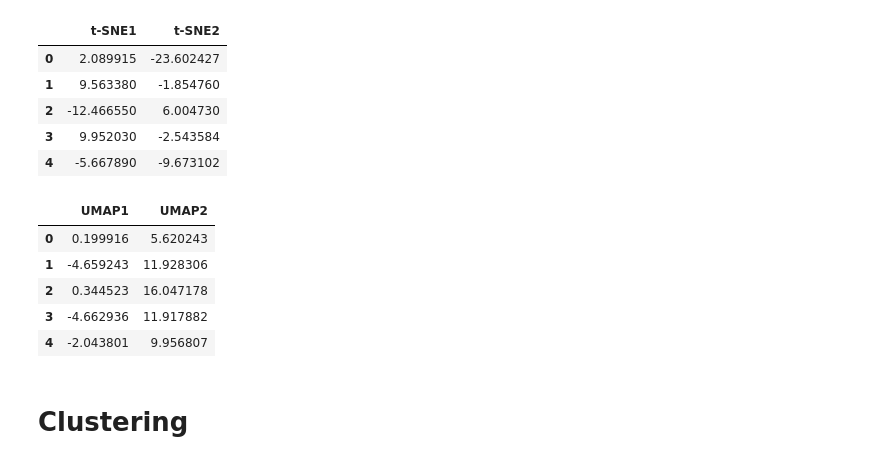
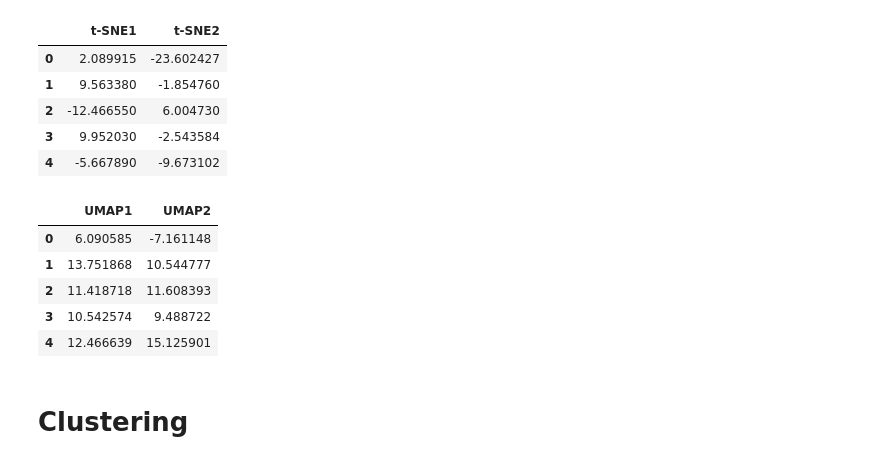
Before and after one commit to Bryan-Az/Dimensionality_Reduction, a Jupyter notebook: DimensionalityReduction_Clustering.ipynb, the cells around one changed output. Saved outputs shown, nothing was run; the diff lists cells and outputs as text; code cells hidden in the pictures.

Commit message:
* cyber modified clustering

```diff
--- a/DimensionalityReduction_Clustering.ipynb
+++ b/DimensionalityReduction_Clustering.ipynb
@@ -16,7 +16,7 @@ UMAP and t-SNE are two of the most popular dimensionality reduction algorithms u
 ## Data Loading
 # %%
 tsne_art = pd.read_csv('./data_samples/tsne_art.csv')
-umap_art = pd.read_csv('./data_samples/UMAP_art.csv')
+umap_cyber = pd.read_csv('./data_samples/umap_cybersecurity.csv')
 # %%
 tsne_art.head()
 # %% [output]
@@ -27,14 +27,14 @@ tsne_art.head()
 | 3 | 9.952030 | -2.543584 |
 | 4 | -5.667890 | -9.673102 |
 # %%
-umap_art.head()
+umap_cyber.head()
 # %% [output]
 |  | UMAP1 | UMAP2 |
-| 0 | 0.199916 | 5.620243 |
-| 1 | -4.659243 | 11.928306 |
-| 2 | 0.344523 | 16.047178 |
-| 3 | -4.662936 | 11.917882 |
-| 4 | -2.043801 | 9.956807 |
+| 0 | 6.090585 | -7.161148 |
+| 1 | 13.751868 | 10.544777 |
+| 2 | 11.418718 | 11.608393 |
+| 3 | 10.542574 | 9.488722 |
+| 4 | 12.466639 | 15.125901 |
 # %% [markdown]
 # Clustering
 # %% [markdown]
```
